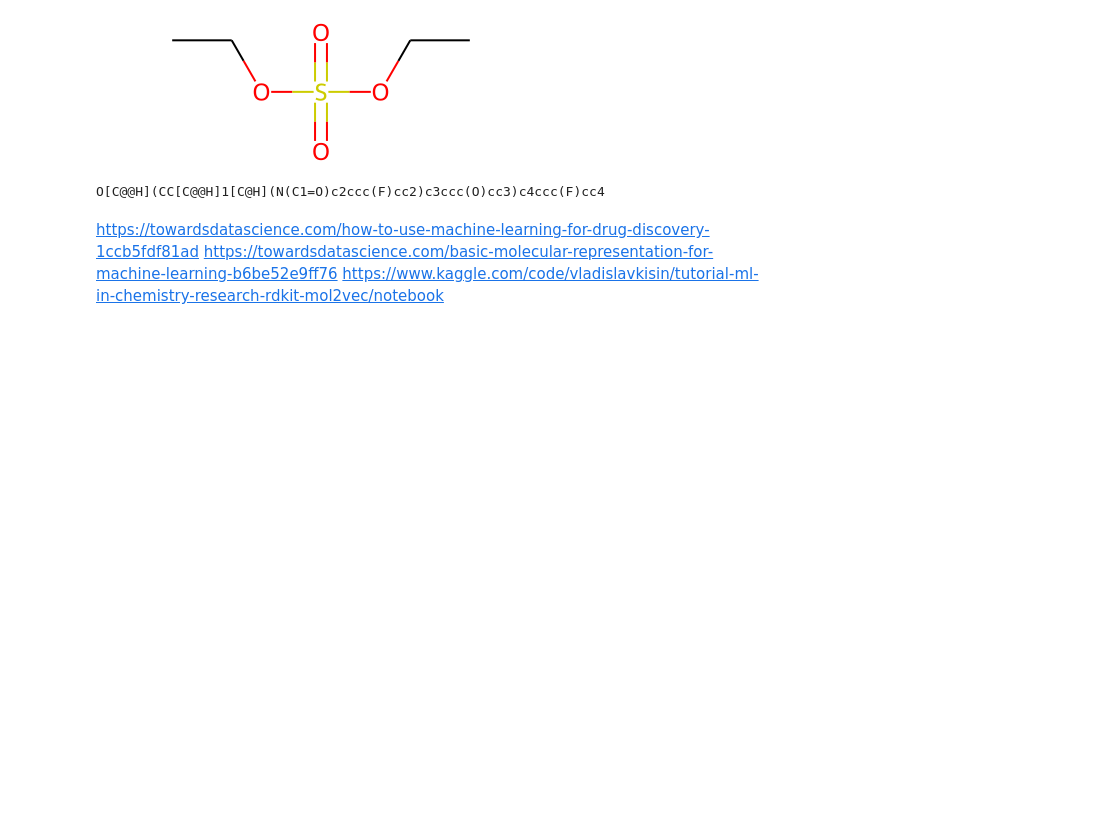
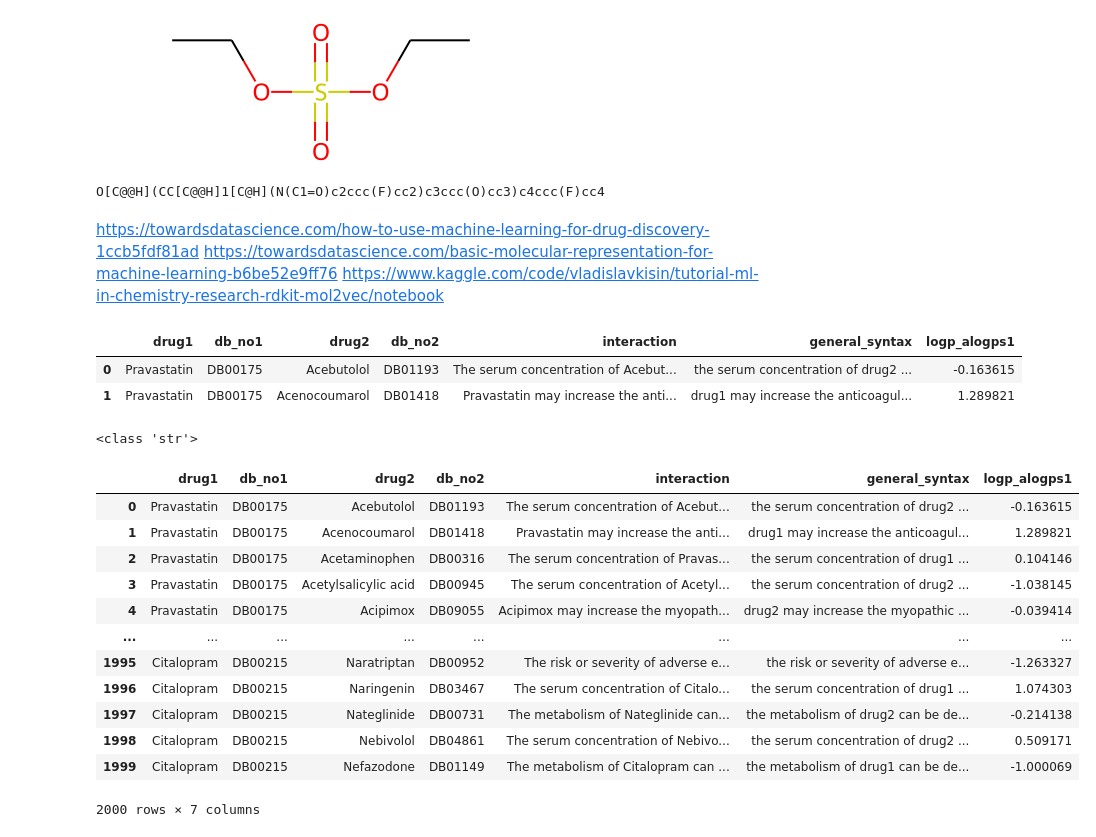
Before and after one commit to mdrazak2001/AdverseDrugReactions, a Jupyter notebook: ai.ipynb, the cells around one changed output. Drawn from its saved outputs; the diff is of its cells as text; code cells hidden in the pictures; blank space fills up the shorter version.

```diff
--- a/ai.ipynb
+++ b/ai.ipynb
@@ -88,3 +55,14 @@ O[C@@H](CC[C@@H]1[C@H](N(C1=O)c2ccc(F)cc2)c3ccc(O)cc3)c4ccc(F)cc4
 https://towardsdatascience.com/how-to-use-machine-learning-for-drug-discovery-1ccb5fdf81ad
 https://towardsdatascience.com/basic-molecular-representation-for-machine-learning-b6be52e9ff76
 https://www.kaggle.com/code/vladislavkisin/tutorial-ml-in-chemistry-research-rdkit-mol2vec/notebook
+# %%
+ddi_dbank_df = pd.read_csv('https://raw.githubusercontent.com/dbmi-pitt/public-PDDI-analysis/master/PDDI-Datasets/DrugBank/drugbank5-interactions-NLM-R01-drugs.tsv', sep='\t', header=0, names=['drug1','db_no1', 'drug2', 'db_no2', 'interaction', 'general_syntax'])
+# %%
+ddi_dbank_df.head(2)
+# %% [output]
+|  | drug1 | db_no1 | drug2 | db_no2 | interaction | general_syntax | logp_alogps1 |
+| 0 | Pravastatin | DB00175 | Acebutolol | DB01193 | The serum concentration of Acebut... | the serum concentration of drug2 ... | -0.163615 |
+| 1 | Pravastatin | DB00175 | Acenocoumarol | DB01418 | Pravastatin may increase the anti... | drug1 may increase the anticoagul... | 1.289821 |
+# %%
+ddi_dbank_df = ddi_dbank_df.assign(logp_alogps1=pd.Series(np.random.randn(ddi_dbank_df.shape[0])).values)
+# ddi_dbank_df = ddi_dbank_df.assign(logp_alogps1=pd.Series(np.random.randn(ddi_dbank_df.shape[0])).values)
@@ -90,0 +71,34 @@ https://www.kaggle.com/code/vladislavkisin/tutorial-ml-in-chemistry-research-rdk
+# %%
+# for i, row in enumerate(ddi_dbank_df):
+#     # print(ddi_dbank_df['smile1'][i])
+#     y = (list(ddi_dbank_df['smile1'][i])[0]).astype(str)
+#     z = (ddi_dbank_df['smile2'][i])
+#     # print(z)
+#     print(all_drugs[all_drugs['drugbank_id'] == y]['smiles'])
+#     # print(ddi_dbank_df['smile1'][i])
+for i in ddi_dbank_df.index:
+    y = ddi_dbank_df['smile1'][i]
+    z = ddi_dbank_df['smile2'][i]
+    row1 = all_drugs[all_drugs['drugbank_id'] == y]
+    row2 = all_drugs[all_drugs['drugbank_id'] == z]
+    # print(list(row['smiles'])[0])
+    ddi_dbank_df['smile1'][i]
+    break
+# %% [output]
+<class 'str'>
+# %%
+ddi_dbank_df.head(2000)
+# %% [output]
+|  | drug1 | db_no1 | drug2 | db_no2 | interaction | general_syntax | logp_alogps1 |
+| 0 | Pravastatin | DB00175 | Acebutolol | DB01193 | The serum concentration of Acebut... | the serum concentration of drug2 ... | -0.163615 |
+| 1 | Pravastatin | DB00175 | Acenocoumarol | DB01418 | Pravastatin may increase the anti... | drug1 may increase the anticoagul... | 1.289821 |
+| 2 | Pravastatin | DB00175 | Acetaminophen | DB00316 | The serum concentration of Pravas... | the serum concentration of drug1 ... | 0.104146 |
+| 3 | Pravastatin | DB00175 | Acetylsalicylic acid | DB00945 | The serum concentration of Acetyl... | the serum concentration of drug2 ... | -1.038145 |
+| 4 | Pravastatin | DB00175 | Acipimox | DB09055 | Acipimox may increase the myopath... | drug2 may increase the myopathic ... | -0.039414 |
+| ... | ... | ... | ... | ... | ... | ... | ... |
+| 1995 | Citalopram | DB00215 | Naratriptan | DB00952 | The risk or severity of adverse e... | the risk or severity of adverse e... | -1.263327 |
+| 1996 | Citalopram | DB00215 | Naringenin | DB03467 | The serum concentration of Citalo... | the serum concentration of drug1 ... | 1.074303 |
+| 1997 | Citalopram | DB00215 | Nateglinide | DB00731 | The metabolism of Nateglinide can... | the metabolism of drug2 can be de... | -0.214138 |
+| 1998 | Citalopram | DB00215 | Nebivolol | DB04861 | The serum concentration of Nebivo... | the serum concentration of drug2 ... | 0.509171 |
+| 1999 | Citalopram | DB00215 | Nefazodone | DB01149 | The metabolism of Citalopram can ... | the metabolism of drug1 can be de... | -1.000069 |
+2000 rows × 7 columns
```
Also changed, not shown: parts of 12 cells of this notebook, 4 other files.
